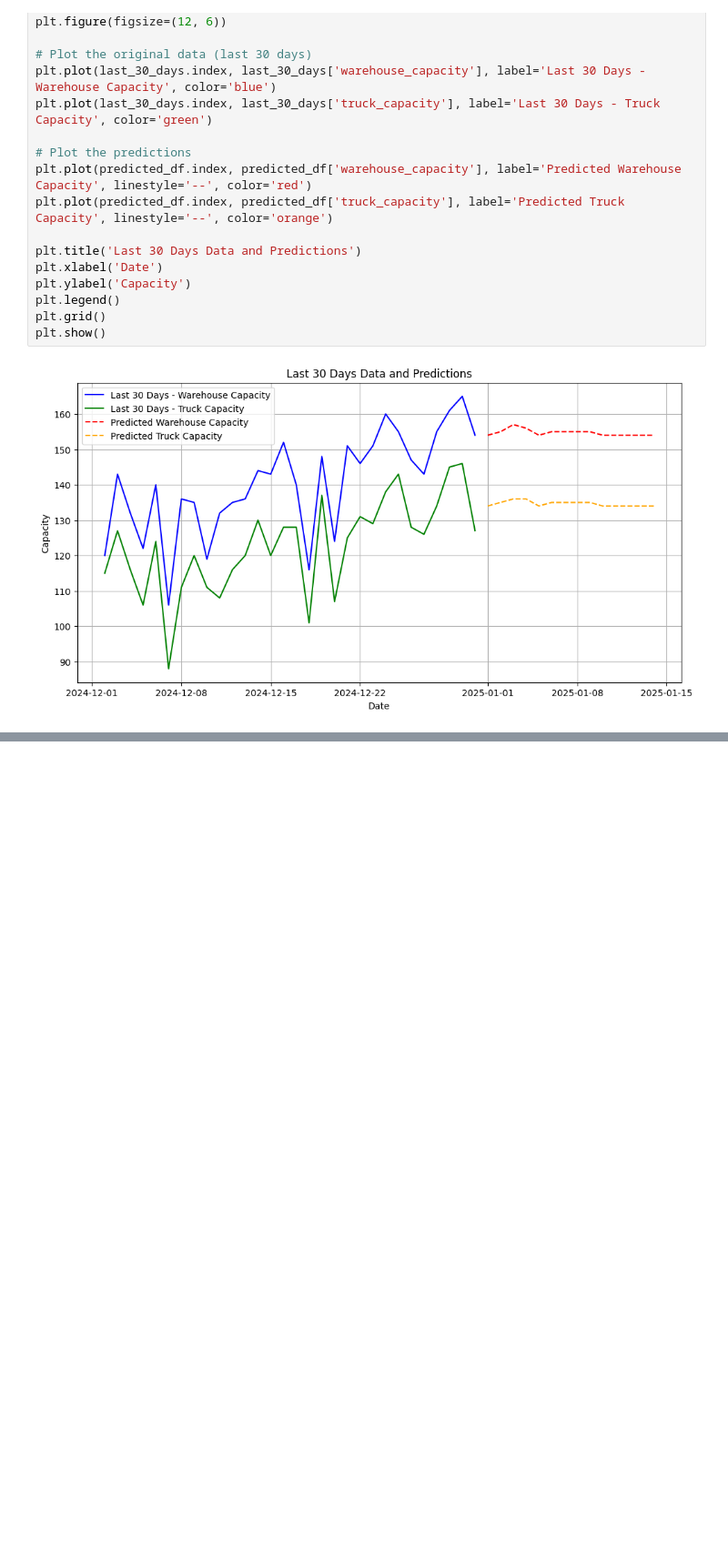
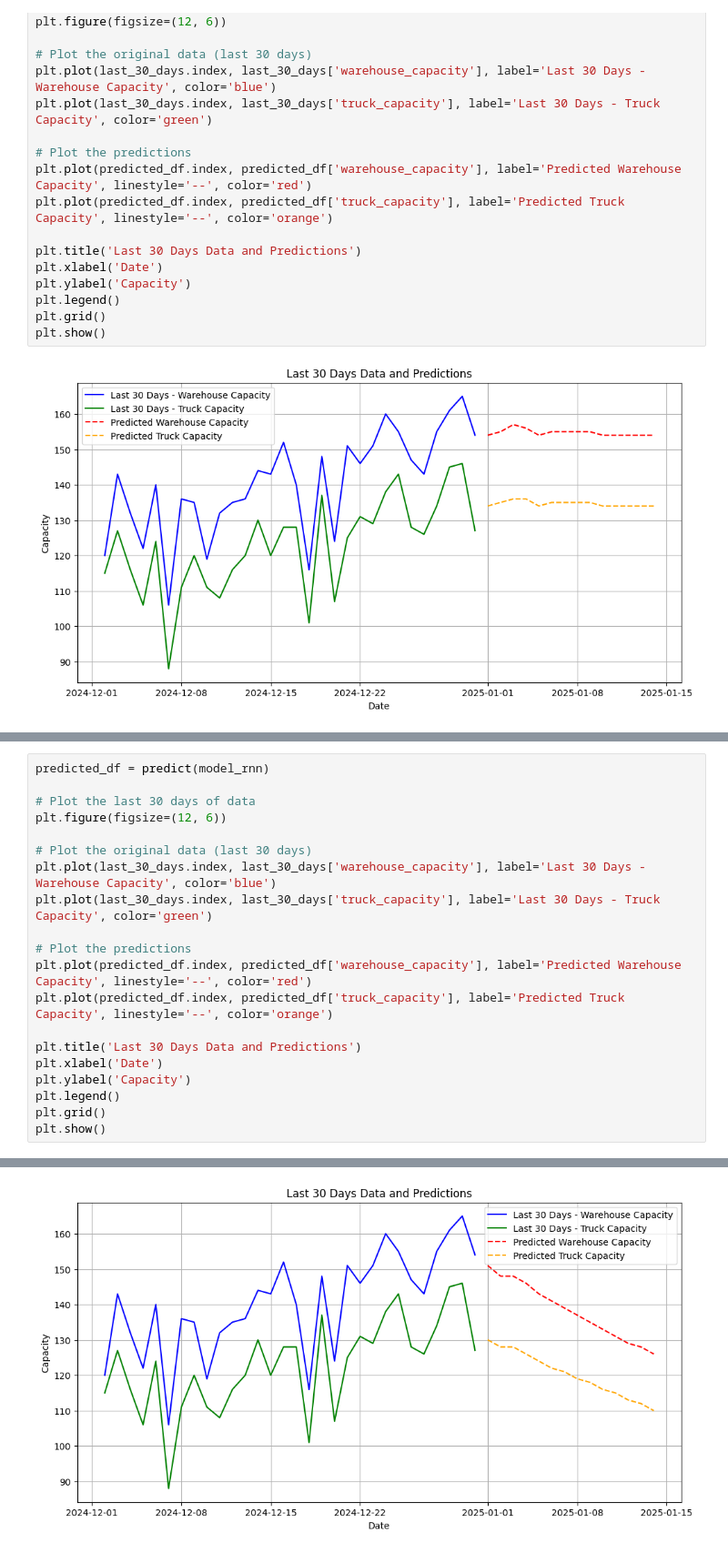
Before and after one commit to LongMystic/Project-3, a Jupyter notebook: Untitled.ipynb, the cells around one changed output, grey strips where cells are left out. Shown: that part at 91% size. Cells and saved outputs as stored; diff of their text form; blank space fills up the shorter version.

```diff
--- a/Untitled.ipynb
+++ b/Untitled.ipynb
@@ -138,0 +159,21 @@ plt.show()
+# %%
+predicted_df = predict(model_rnn)
+
+# Plot the last 30 days of data
+plt.figure(figsize=(12, 6))
+
+# Plot the original data (last 30 days)
+plt.plot(last_30_days.index, last_30_days['warehouse_capacity'], label='Last 30 Days - Warehouse Capacity', color='blue')
+plt.plot(last_30_days.index, last_30_days['truck_capacity'], label='Last 30 Days - Truck Capacity', color='green')
+
+# Plot the predictions
+plt.plot(predicted_df.index, predicted_df['warehouse_capacity'], label='Predicted Warehouse Capacity', linestyle='--', color='red')
+plt.plot(predicted_df.index, predicted_df['truck_capacity'], label='Predicted Truck Capacity', linestyle='--', color='orange')
+
+plt.title('Last 30 Days Data and Predictions')
+plt.xlabel('Date')
+plt.ylabel('Capacity')
+plt.legend()
+plt.grid()
+plt.show()
+# %% [output]
@@ -138,0 +194 @@ plt.show()
+[figure, added]
```
Also changed, not shown: parts of 17 cells of this notebook, 2 other files.
